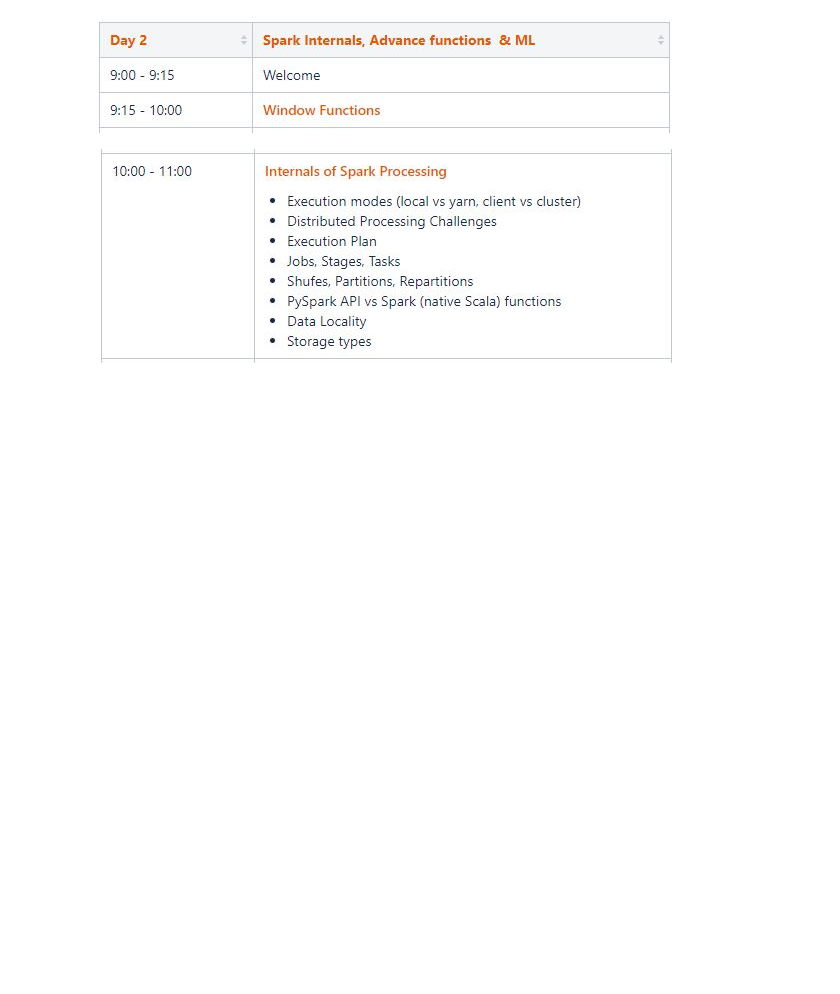
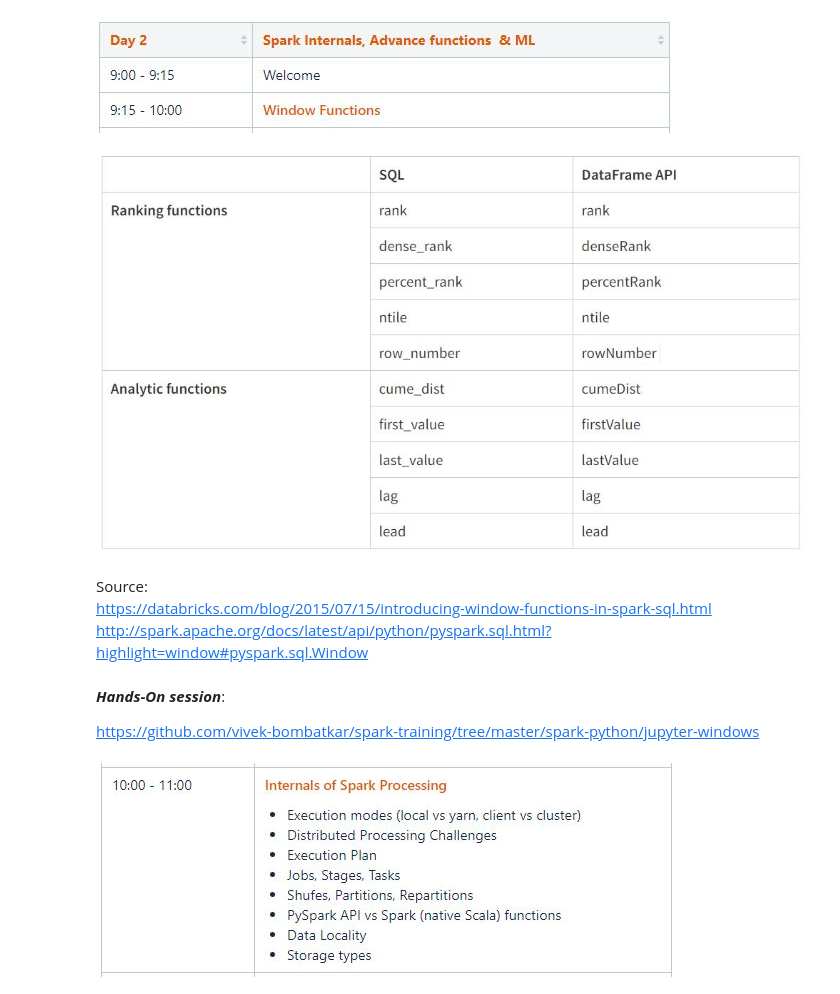
Before and after one commit to vivek-bombatkar/PySpark-2-Day-Bootcamp-Workshop, a Jupyter notebook: PySpark_Bootcamp_Day_2.ipynb, the cells around one changed output. Drawn from its saved outputs; the diff is of its cells as text; code cells hidden in the pictures; blank space fills up the shorter version.

```diff
--- a/PySpark_Bootcamp_Day_2.ipynb
+++ b/PySpark_Bootcamp_Day_2.ipynb
@@ -11,6 +11,18 @@ Image(url="https://upload.wikimedia.org/wikipedia/commons/f/f3/Apache_Spark_logo
 Image(filename="pics/d2_1.JPG")
 # %% [output]
 [figure]
+# %%
+Image(filename="pics/d2_window_1.JPG")
+# %% [output]
+[figure, added]
+# %% [markdown]
+Source:
+https://databricks.com/blog/2015/07/15/introducing-window-functions-in-spark-sql.html
+http://spark.apache.org/docs/latest/api/python/pyspark.sql.html?highlight=window#pyspark.sql.Window
+# %% [markdown]
+***Hands-On session***:
+
+https://github.com/vivek-bombatkar/spark-training/tree/master/spark-python/jupyter-windows
 # %%
 Image(filename="pics/d2_2.JPG")
 # %% [output]
```
Also changed, not shown: parts of 35 cells of this notebook, 1 other file.
